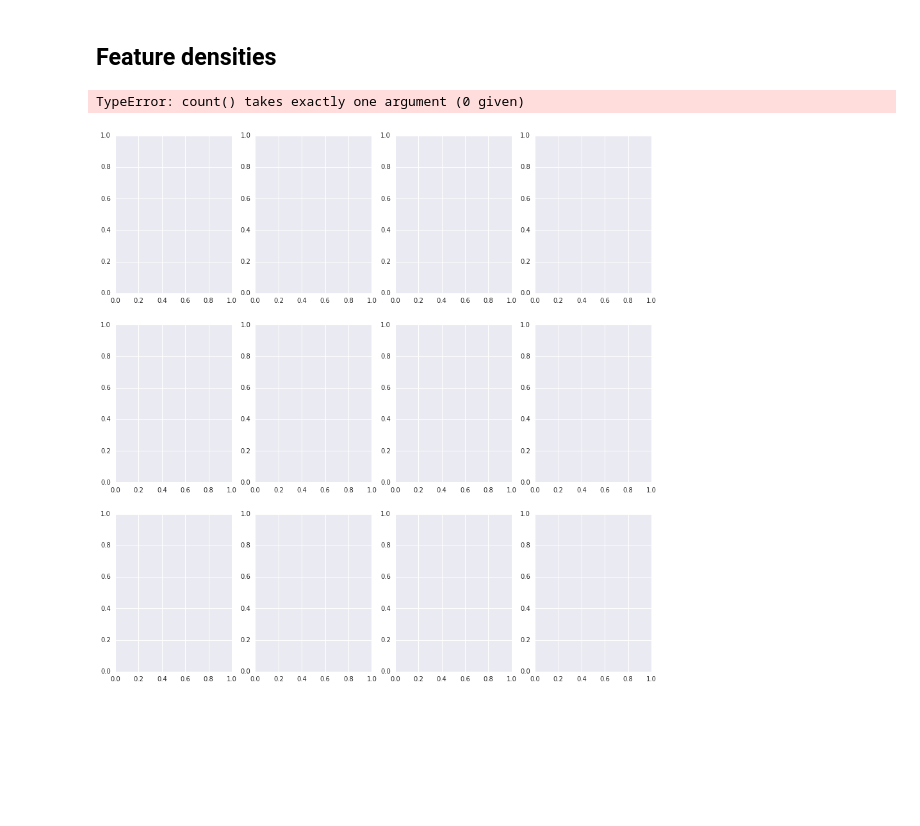
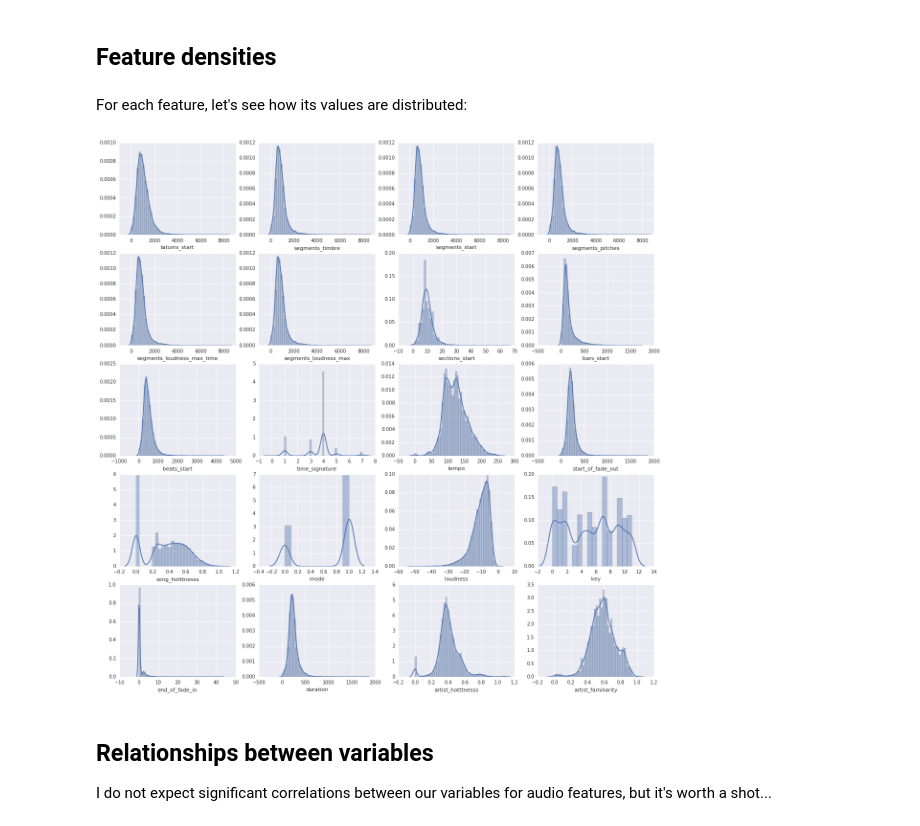
Before and after one commit to lxchavez/Yeezy-Taught-Me, a Jupyter notebook: notebooks/02-lxchavez-exploratory-analysis.ipynb, the cells around one changed output. Drawn from its saved outputs; the diff is of its cells as text; code cells hidden in the pictures; blank space fills up the shorter version.

```diff
--- a/notebooks/02-lxchavez-exploratory-analysis.ipynb
+++ b/notebooks/02-lxchavez-exploratory-analysis.ipynb
@@ -269,6 +256,6 @@ def is_kanye_song(artist_id):
     else:
         return 0
 
-song_features_clean['is_kanye_song'] = song_features_clean['artist_id'].apply(is_kanye_song)
+song_features_df['is_kanye_song'] = song_features_df['artist_id'].apply(is_kanye_song)
 # %% [markdown]
 # Exploratory analysis
@@ -275,22 +268,32 @@ song_features_clean['is_kanye_song'] = song_features_clean['artist_id'].apply(is
 # %% [markdown]
 ## Feature densities
+# %% [markdown]
+For each feature, let's see how its values are distributed:
 # %%
-num_rows = 3
+num_rows = 5
 num_cols = 4
 
 cols_to_plot = ['artist_familiarity', 'artist_hotttnesss', 'duration',
-               'end_of_fade_in', 'key', 'loudness',
+                'end_of_fade_in', 'key', 'loudness',
                 'mode', 'song_hotttnesss', 'start_of_fade_out',
-                'tempo', 'time_signature']
+                'tempo', 'time_signature', 'beats_start',
+                'bars_start', 'sections_start', 'segments_loudness_max',
+                'segments_loudness_max_time', 'segments_pitches', 'segments_start',
+                'segments_timbre', 'tatums_start']
 
-f, axes = plt.subplots(num_rows, num_cols, figsize=(15, 15), sharex=False)
+f, axes = plt.subplots(num_rows, num_cols, figsize=(20, 20), sharex=False)
 
 for i in range(num_rows):
     for j in range(num_cols):
         if len(cols_to_plot) != 0:
             var = cols_to_plot.pop()
-            data = song_features_clean[var].dropna()
+            data = song_features_df[var].dropna()
+            if data.dtype == np.ndarray:
+                data = data.map(len)
             sns.distplot(data, ax=axes[i, j])
 # %% [output]
-TypeError: count() takes exactly one argument (0 given)
-[figure, old version]
+[figure, new version]
+# %% [markdown]
+## Relationships between variables
+
+I do not expect significant correlations between our variables for audio features, but it's worth a shot...
```
Also changed, not shown: parts of 22 cells of this notebook.
